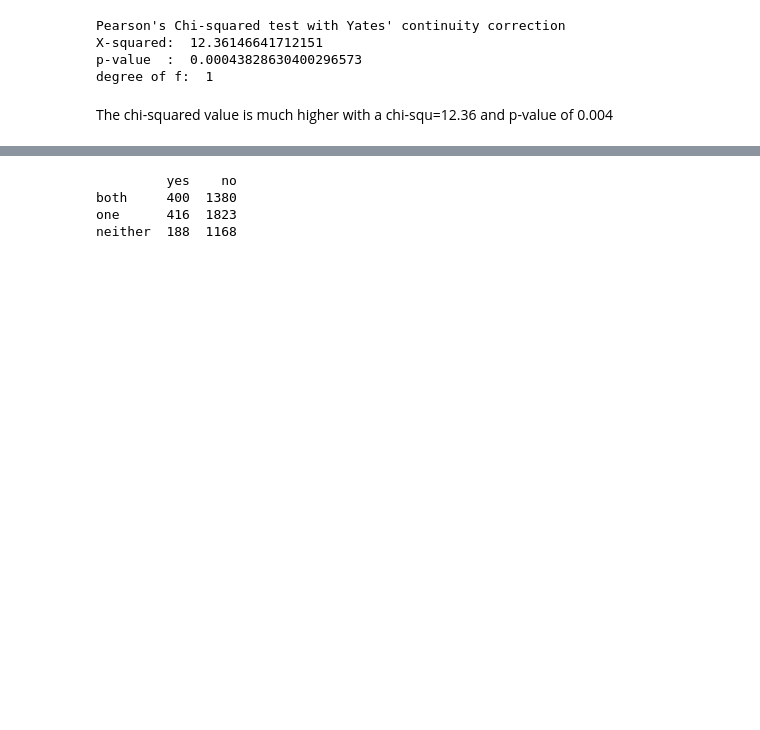
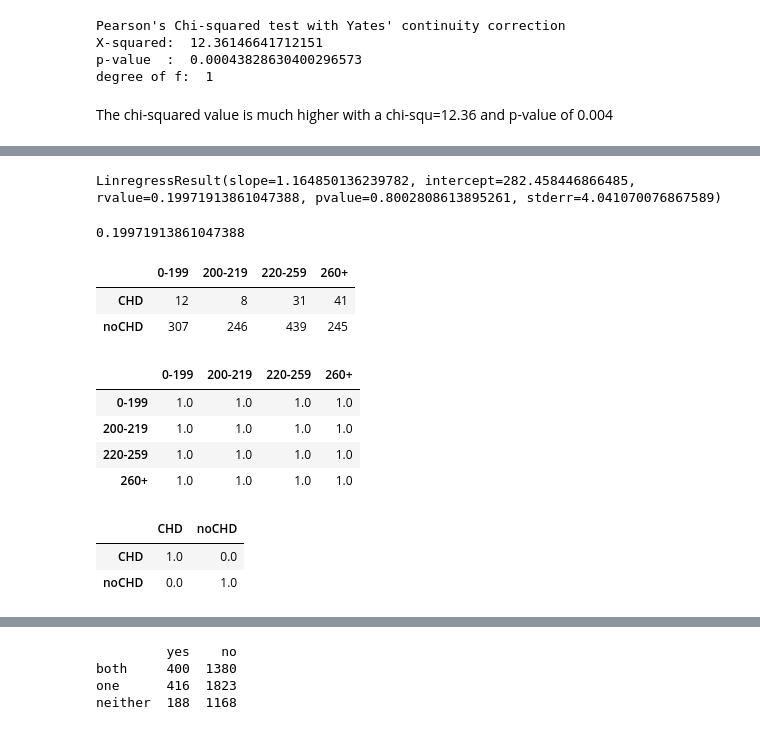
Before and after one commit to naivelogic/Machine_Learning_Notebooks, a Jupyter notebook: Data_Science/Statistical Models/[PSU] Logistic Regression.ipynb, the cells around one changed output, grey strips where cells are left out. Drawn from its saved outputs; the diff is of its cells as text; code cells hidden in the pictures; blank space fills up the shorter version.

```diff
--- a/Data_Science/Statistical Models/[PSU] Logistic Regression.ipynb
+++ b/Data_Science/Statistical Models/[PSU] Logistic Regression.ipynb
@@ -445,0 +514,28 @@ The chi-squared value is much higher with a chi-squ=12.36 and p-value of 0.004
+# %%
+stats.linregress(heart[:1].values[0],heart[1:2].values[0])
+# %% [output]
+LinregressResult(slope=1.164850136239782, intercept=282.458446866485, rvalue=0.19971913861047388, pvalue=0.8002808613895261, stderr=4.041070076867589)
+# %%
+print (pearson_def(heart[:1].values[0],heart[1:2].values[0]))
+# %% [output]
+0.19971913861047388
+# %%
+heart
+# %% [output]
+|  | 0-199 | 200-219 | 220-259 | 260+ |
+| CHD | 12 | 8 | 31 | 41 |
+| noCHD | 307 | 246 | 439 | 245 |
+# %%
+heart.corr()
+# %% [output]
+|  | 0-199 | 200-219 | 220-259 | 260+ |
+| 0-199 | 1.0 | 1.0 | 1.0 | 1.0 |
+| 200-219 | 1.0 | 1.0 | 1.0 | 1.0 |
+| 220-259 | 1.0 | 1.0 | 1.0 | 1.0 |
+| 260+ | 1.0 | 1.0 | 1.0 | 1.0 |
+# %%
+heart.T.corr(method='kendall')
+# %% [output]
+|  | CHD | noCHD |
+| CHD | 1.0 | 0.0 |
+| noCHD | 0.0 | 1.0 |
```
Also changed, not shown: parts of 28 cells of this notebook.
